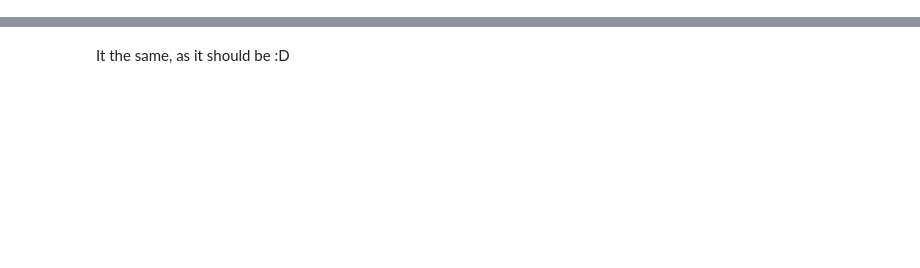
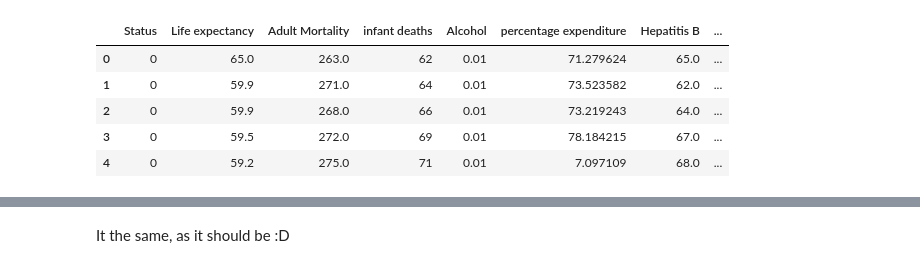
Before and after one commit to Apros7/DTU_MachineLearning, a Jupyter notebook: Project1/Covariance_matrix.ipynb, the cells around one changed output, grey strips where cells are left out. Drawn from its saved outputs; the diff is of its cells as text; code cells hidden in the pictures; blank space fills up the shorter version.

Commit message:
updated covariance to include status

```diff
--- a/Project1/Covariance_matrix.ipynb
+++ b/Project1/Covariance_matrix.ipynb
@@ -10 +8,13 @@ ModuleNotFoundError: No module named 'awoc'
+# %%
+data = pd.read_csv("../LifeExpectancyData.csv")
+data["Status"] = [1 if stat == "Developed" else 0 for stat in data["Status"]]
+data = data.drop(columns=["Country", "Year"])
+data.head()
+# %% [output]
+|  | Status | Life expectancy | Adult Mortality | infant deaths | Alcohol | percentage expenditure | Hepatitis B | ... |
+| 0 | 0 | 65.0 | 263.0 | 62 | 0.01 | 71.279624 | 65.0 | ... |
+| 1 | 0 | 59.9 | 271.0 | 64 | 0.01 | 73.523582 | 62.0 | ... |
+| 2 | 0 | 59.9 | 268.0 | 66 | 0.01 | 73.219243 | 64.0 | ... |
+| 3 | 0 | 59.5 | 272.0 | 69 | 0.01 | 78.184215 | 67.0 | ... |
+| 4 | 0 | 59.2 | 275.0 | 71 | 0.01 | 7.097109 | 68.0 | ... |
 # %%
```
Also changed, not shown: parts of 4 cells of this notebook, 1 other file.
